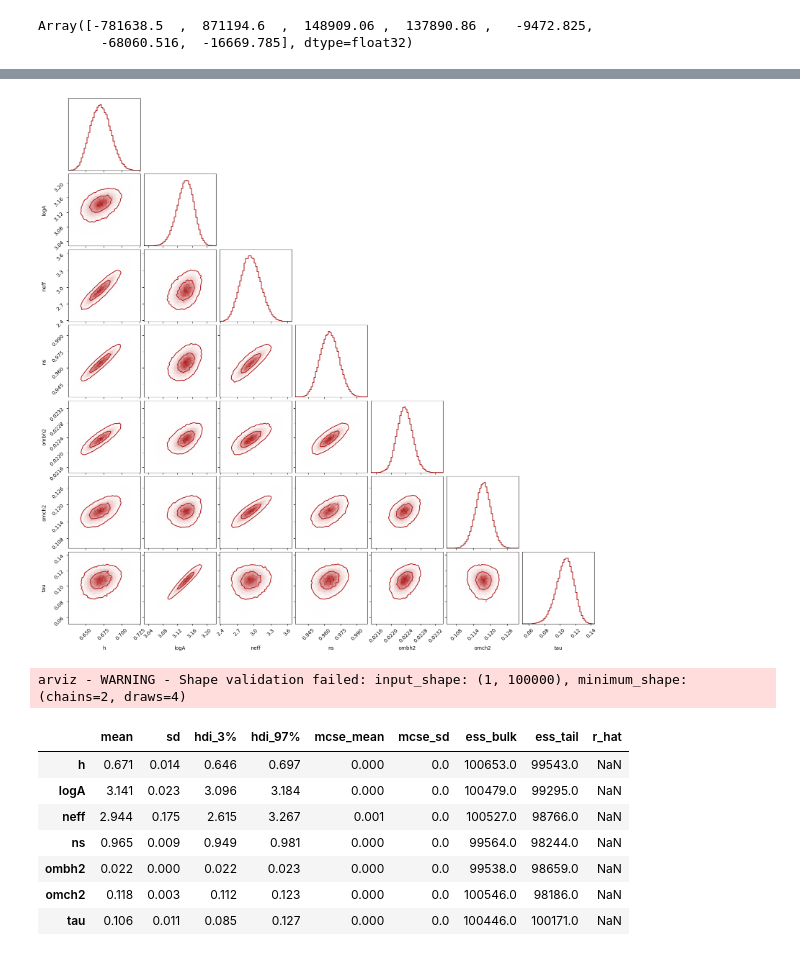
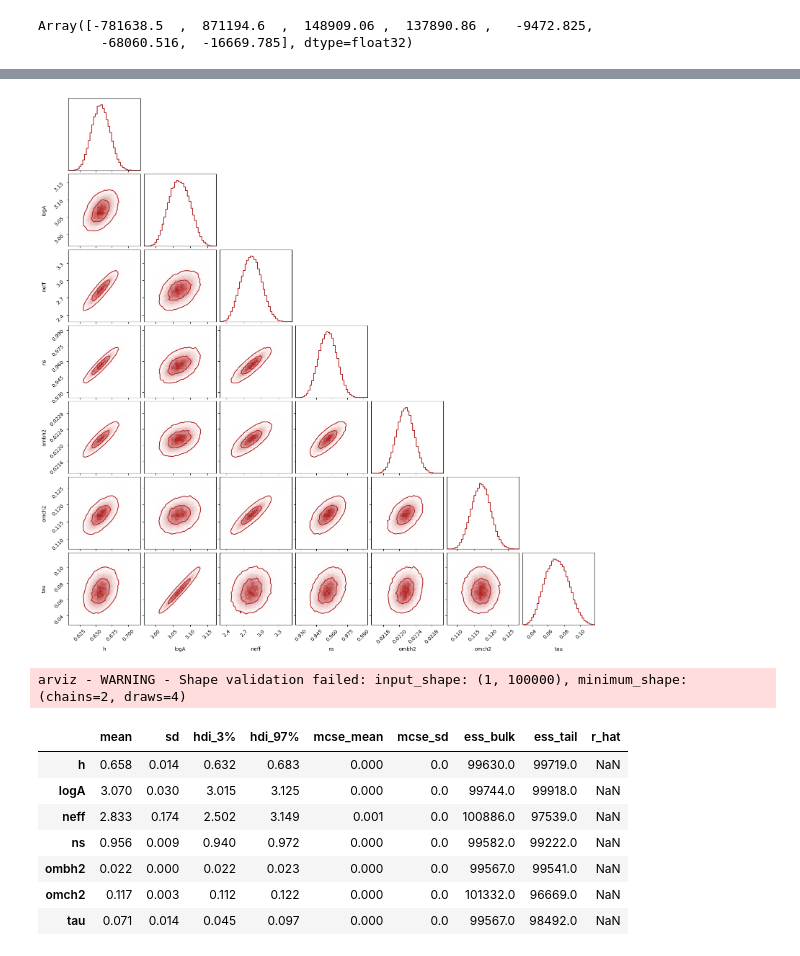
Before and after one commit to smsharma/cmb-differentiable-emu, a Jupyter notebook: notebooks/emulators_example.ipynb, the cells around one changed output, grey strips where cells are left out. Saved outputs shown, nothing was run; the diff lists cells and outputs as text; code cells hidden in the pictures.

Commit message:
Clean up and run results

```diff
--- a/notebooks/emulators_example.ipynb
+++ b/notebooks/emulators_example.ipynb
@@ -162,8 +164,9 @@ plite = PlanckLitePy(year=2018, spectra="TTTEEE", use_low_ell_bins=False, ellmin
 # %%
-# Minimize with scipy
-from scipy.optimize import minimize
+plite = PlanckLiteJax(year=2018, spectra="TTTEEE", use_low_ell_bins=False, ellmin=ellmin, data_directory='../likelihoods/planck2018_lite/data')
 
 def loglike(params):
+    """ Emulation + log-likelihood wrapper
+    """
     ell = emulator_custom_TT.modes
     Dltt = emulator_custom_TT.predict(params) * ell * (ell + 1) / (2 * np.pi)
     Dlte = emulator_custom_TE.predict(params) * ell * (ell + 1) / (2 * np.pi)
@@ -210,25 +205,23 @@ from numpyro.infer import MCMC, NUTS, HMC
 import optax
 # %%
 def model():
-
-    # Uniform priors for all parameters
+    """ NumPyro model
+    """
     ombh2 = numpyro.sample('ombh2', dist.Uniform(0.005, 0.05))
     omch2 = numpyro.sample('omch2', dist.Uniform(0.001, 0.2))
     h = numpyro.sample('h', dist.Uniform(0.5, 0.8))
-    tau = numpyro.sample('tau', dist.Uniform(0.01, 0.2))
     ns = numpyro.sample('ns', dist.Uniform(0.8, 1.2))
     logA = numpyro.sample('logA', dist.Uniform(2.7, 4))
     neff = numpyro.sample('neff', dist.Uniform(2., 4.))
+    tau = numpyro.sample('tau', dist.TruncatedDistribution(dist.Normal(0.05, 0.02), low=0.02, high=0.12))
 
     log_like = loglike(np.array([ombh2, omch2, h, tau, ns, logA, neff]))
+
     return numpyro.factor('log_like', log_like)
 # %%
-n_steps = 50000
-lr = 1e-3
+n_steps = 30000
+lr = 8e-4
 
 rng = jax.random.PRNGKey(42)
-# guide = autoguide.AutoMultivariateNormal(model)
-guide = autoguide.AutoIAFNormal(model)
-optimizer = optim.optax_to_numpyro(optax.adam(lr))
-svi = SVI(model, guide, optimizer, Trace_ELBO(num_particles=16),)
-svi_results = svi.run(rng, n_steps)
+guide = autoguide.AutoIAFNormal(model, num_flows=3, hidden_dims=[64,64],)
+optimizer = optim.optax_to_numpyro(optax.adamw(lr))
@@ -235,38 +231,37 @@ svi_results = svi.run(rng, n_steps)
 # %%
 # Get samples and make corner plot
 num_samples = 100000
 
 rng, _ = jax.random.split(rng)
 posterior_dict = guide.sample_posterior(rng_key=rng, params=svi_results.params, sample_shape=(num_samples,))
 
 import corner
 import arviz
 
 levels =  1.0 - np.exp(-0.5 *np.array([1.0, 2.0]) ** 2)
 
 corner_configs = {
     "smooth": 0.4,
     "smooth1d": 0.4,
-    "bins": 50,
-    "levels": levels, # Assuming 'levels' is defined elsewhere
+    "bins": 40,
+    "levels": levels,
     "plot_datapoints": False,
     "plot_density": True,
     "color": 'firebrick',
-    # "labels": [r"$\Omega_b h^2$", r"$\Omega_c h^2$", r"$h$", r"$\tau$", r"$n_s$", r"$\log(10^{10} A_s)$", r"$N_{\rm eff}$"]
 }
 
 corner.corner(arviz.from_dict(posterior_dict), **corner_configs);
 # %% [output]
-[figure, old version]
+[figure, new version]
 # %%
 arviz.summary(arviz.from_dict(posterior_dict))
 # %% [output]
 arviz - WARNING - Shape validation failed: input_shape: (1, 100000), minimum_shape: (chains=2, draws=4)
 |  | mean | sd | hdi_3% | hdi_97% | mcse_mean | mcse_sd | ess_bulk | ess_tail | r_hat |
-| h | 0.671 | 0.014 | 0.646 | 0.697 | 0.000 | 0.0 | 100653.0 | 99543.0 | NaN |
-| logA | 3.141 | 0.023 | 3.096 | 3.184 | 0.000 | 0.0 | 100479.0 | 99295.0 | NaN |
-| neff | 2.944 | 0.175 | 2.615 | 3.267 | 0.001 | 0.0 | 100527.0 | 98766.0 | NaN |
-| ns | 0.965 | 0.009 | 0.949 | 0.981 | 0.000 | 0.0 | 99564.0 | 98244.0 | NaN |
-| ombh2 | 0.022 | 0.000 | 0.022 | 0.023 | 0.000 | 0.0 | 99538.0 | 98659.0 | NaN |
-| omch2 | 0.118 | 0.003 | 0.112 | 0.123 | 0.000 | 0.0 | 100546.0 | 98186.0 | NaN |
-| tau | 0.106 | 0.011 | 0.085 | 0.127 | 0.000 | 0.0 | 100446.0 | 100171.0 | NaN |
+| h | 0.658 | 0.014 | 0.632 | 0.683 | 0.000 | 0.0 | 99630.0 | 99719.0 | NaN |
+| logA | 3.070 | 0.030 | 3.015 | 3.125 | 0.000 | 0.0 | 99744.0 | 99918.0 | NaN |
+| neff | 2.833 | 0.174 | 2.502 | 3.149 | 0.001 | 0.0 | 100886.0 | 97539.0 | NaN |
+| ns | 0.956 | 0.009 | 0.940 | 0.972 | 0.000 | 0.0 | 99582.0 | 99222.0 | NaN |
+| ombh2 | 0.022 | 0.000 | 0.022 | 0.023 | 0.000 | 0.0 | 99567.0 | 99541.0 | NaN |
+| omch2 | 0.117 | 0.003 | 0.112 | 0.122 | 0.000 | 0.0 | 101332.0 | 96669.0 | NaN |
+| tau | 0.071 | 0.014 | 0.045 | 0.097 | 0.000 | 0.0 | 99567.0 | 98492.0 | NaN |
```
Also changed, not shown: parts of 36 cells of this notebook, 4 other files.
